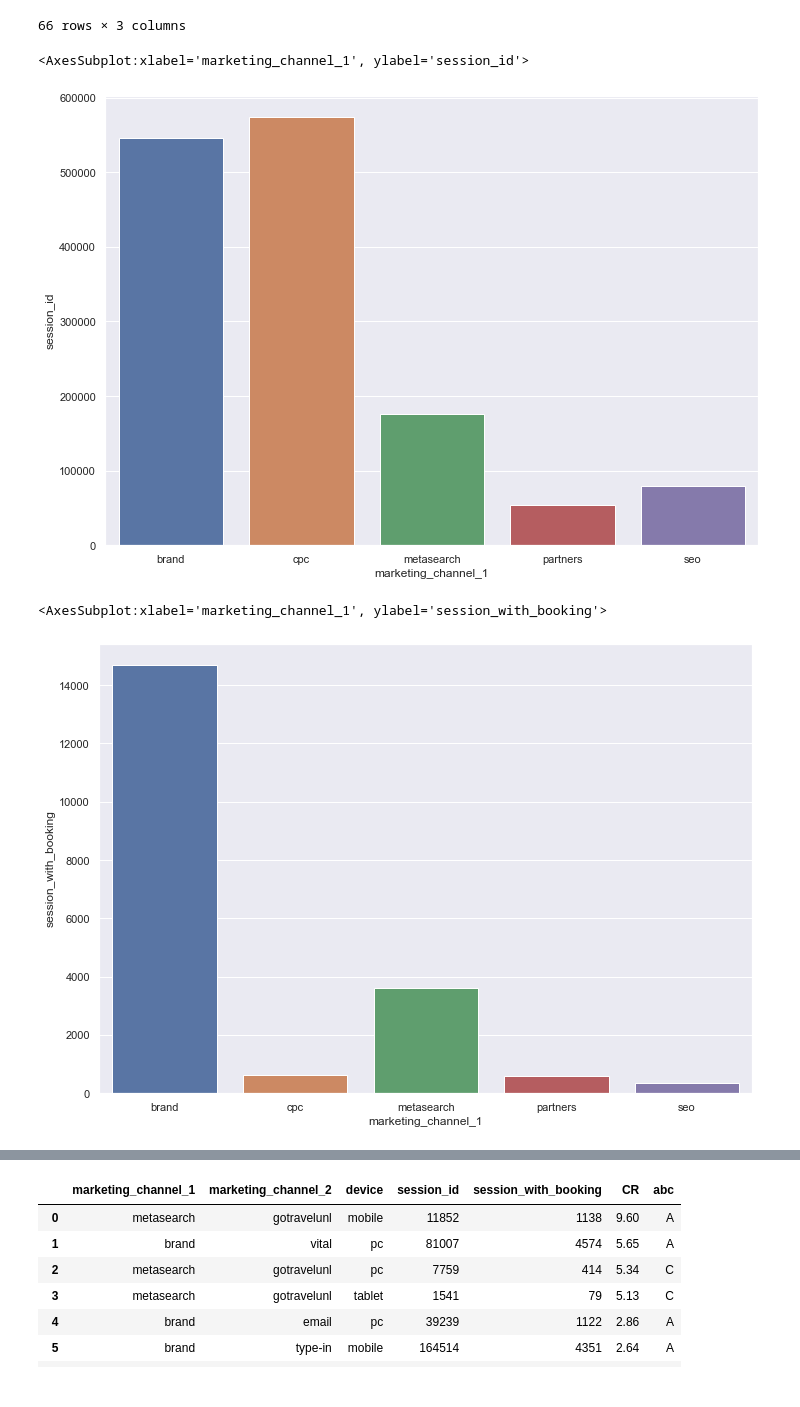
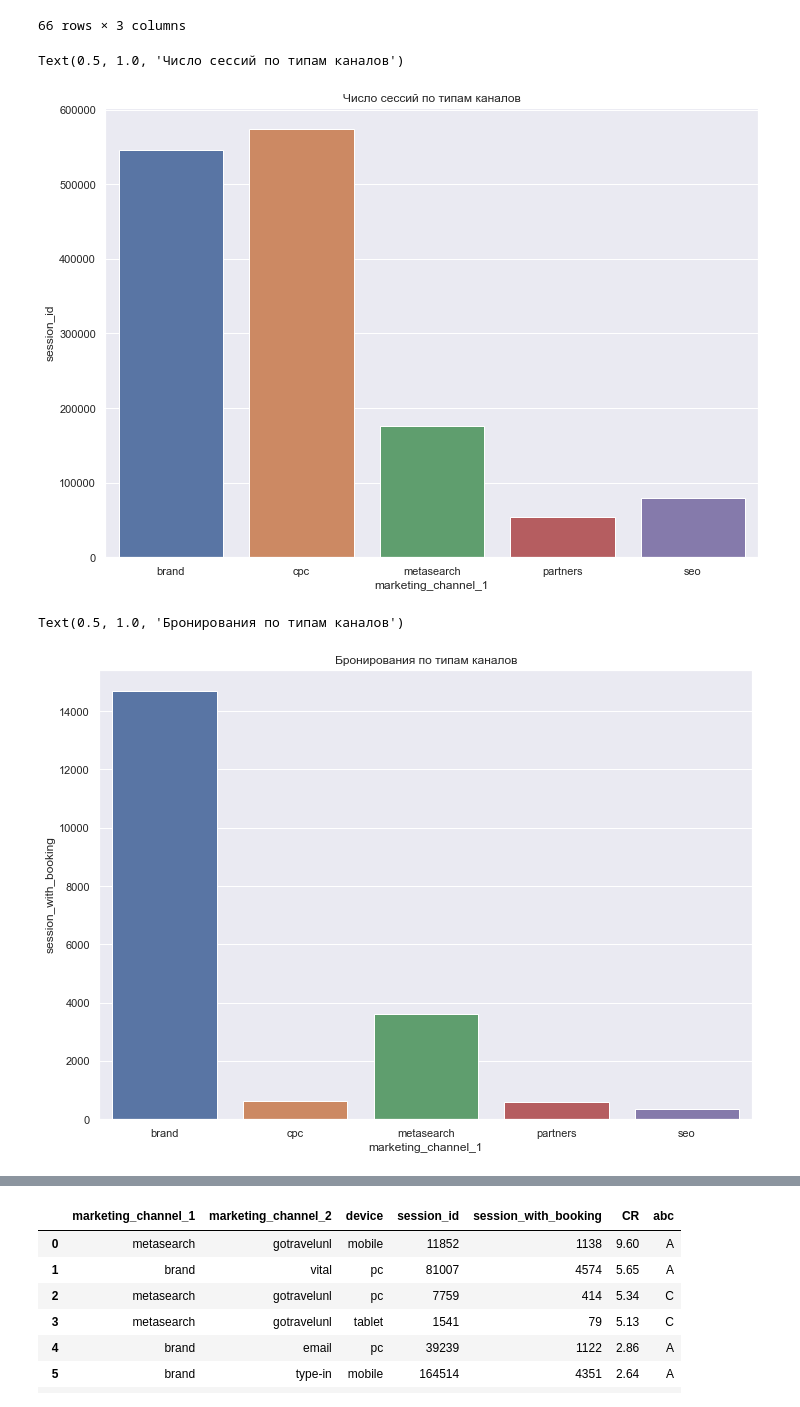
Before and after one commit to Trustisreach/test_tasks, a Jupyter notebook: ostrovok_test.ipynb, the cells around one changed output, grey strips where cells are left out. Cells and saved outputs as stored; diff of their text form; code cells hidden in the pictures.

```diff
--- a/ostrovok_test.ipynb
+++ b/ostrovok_test.ipynb
@@ -146,17 +153,22 @@ df_session
 # %%
 # По числу сессий лидируют каналы CPC
 df_group_channel_1 = df.groupby('marketing_channel_1', as_index = False).agg({'session_id':'count'})
 df_group_channel_1
 sns.barplot(data = df_group_channel_1, x = 'marketing_channel_1', y = 'session_id'  )
+plt.title('Число сессий по типам каналов')
 # %% [output]
-<AxesSubplot:xlabel='marketing_channel_1', ylabel='session_id'>
+Text(0.5, 1.0, 'Число сессий по типам каналов')
-[figure, old version]
+[figure, new version]
 # %%
 #В тоже время если смотреть на сессии с бронированием , лучшими являются  brand  и metasearch
+from cProfile import label
+
+
 df_group_channel_1 = df.groupby('marketing_channel_1', as_index = False).agg({'session_with_booking':'sum'})
 df_group_channel_1
-sns.barplot(data = df_group_channel_1, x = 'marketing_channel_1', y = 'session_with_booking'  )
+sns.barplot(data = df_group_channel_1, x = 'marketing_channel_1', y = 'session_with_booking' )
+plt.title('Бронирования по типам каналов')
 # %% [output]
-<AxesSubplot:xlabel='marketing_channel_1', ylabel='session_with_booking'>
+Text(0.5, 1.0, 'Бронирования по типам каналов')
-[figure, old version]
+[figure, new version]
 # %%
```
Also changed, not shown: parts of 13 cells of this notebook.
